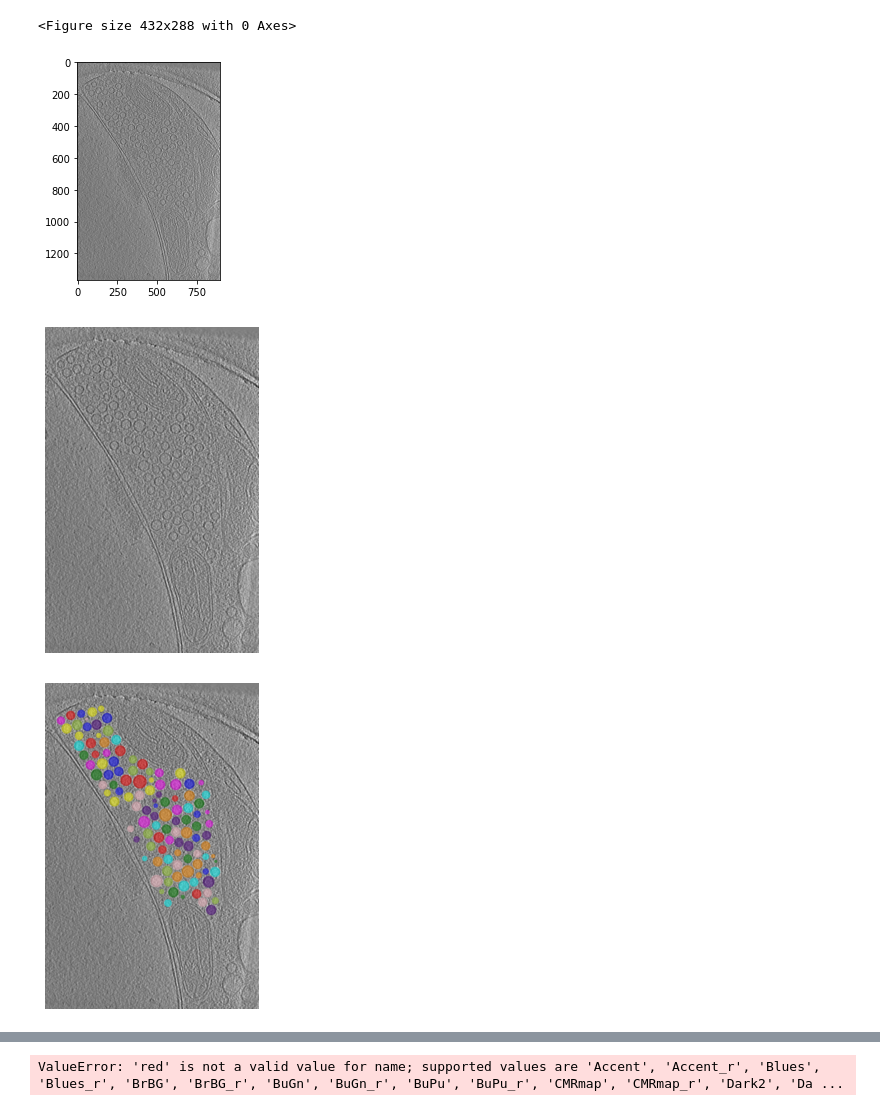
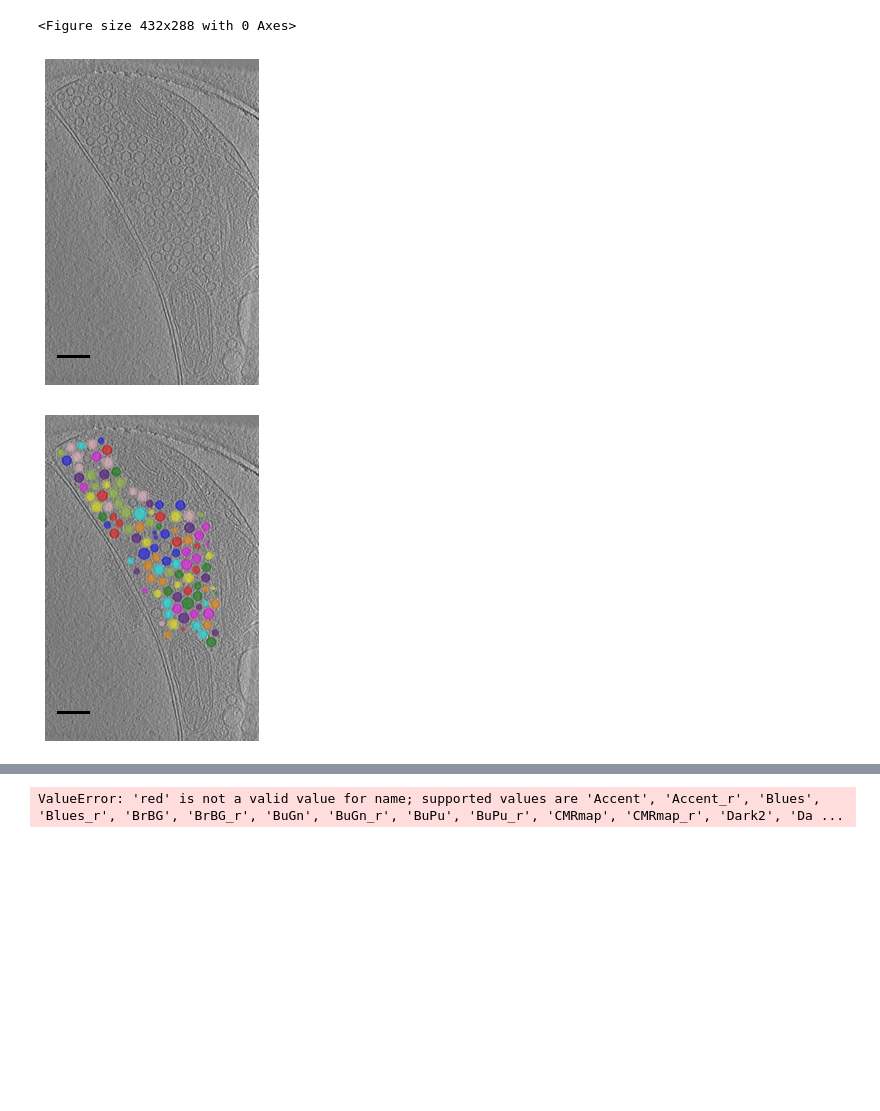
Before and after one commit to Zuber-group/CryoVesNet, a Jupyter notebook: notebooks/figureOfPaper.ipynb, the cells around one changed output, grey strips where cells are left out. Saved outputs shown, nothing was run; the diff lists cells and outputs as text; code cells hidden in the pictures; blank space fills up the shorter version.

```diff
--- a/notebooks/figureOfPaper.ipynb
+++ b/notebooks/figureOfPaper.ipynb
@@ -86,14 +66,20 @@ cm_data = [[0.2081, 0.1663, 0.5292], [0.2116238095, 0.1897809524, 0.5776761905],
  [0.9763, 0.9831, 0.0538]]
 
 parula_map = LinearSegmentedColormap.from_list('parula', cm_data)
+# %%
+def g(*args,**kwargs):
+    return " "
 # %%
-def imshow(*args,**kwargs):
+def myimshow(*args,**kwargs):
     plt.figure(figsize=(8, 6), dpi=None)
     frame1 = plt.gca()
     frame1.axes.xaxis.set_visible(False)
     frame1.axes.yaxis.set_visible(False)
     frame1.set_axis_off()
+    scalebar = ScaleBar(1.101,units="nm",location="lower left",border_pad=1.0,box_alpha=0.0,scale_formatter=g)
+    plt.gca().add_artist(scalebar)
     plt.imshow(*args,**kwargs)
+    plt.savefig('test.png')
 # %%
 layer = 204
 image= pl2.image[layer]
@@ -138,21 +124,20 @@ io_buf.close()
 # %%
 from skimage.color import rgb2gray , rgba2rgb
 image=pl2.image[204]
-plt.imshow(image,cmap='gray')
+# plt.imshow(image,cmap='gray')
 image=(image-image.min())/(image.max()-image.min())
 x= (plt.cm.gray(image))
 y=rgb2gray(rgba2rgb(x))
 # plt.imshow(image,cmap='gray')
-imshow(y,cmap='gray')
+myimshow(y,cmap='gray')
 # %% [output]
-[figure, old version]
+[figure, new version]
-[figure, removed]
 # %%
 image_label_overlay = label2rgb(convex, image=y, bg_label=0 , bg_color=None,alpha=0.5)
 # plt.gca().imshow(image_label_overlay)
-imshow(image_label_overlay)
+myimshow(image_label_overlay)
 # %% [output]
-[figure, old version]
+[figure, new version]
 # %%
 # imshow(mask,cmap=parula_map)
 
```
Also changed, not shown: parts of 4 cells of this notebook, 5 other files.
